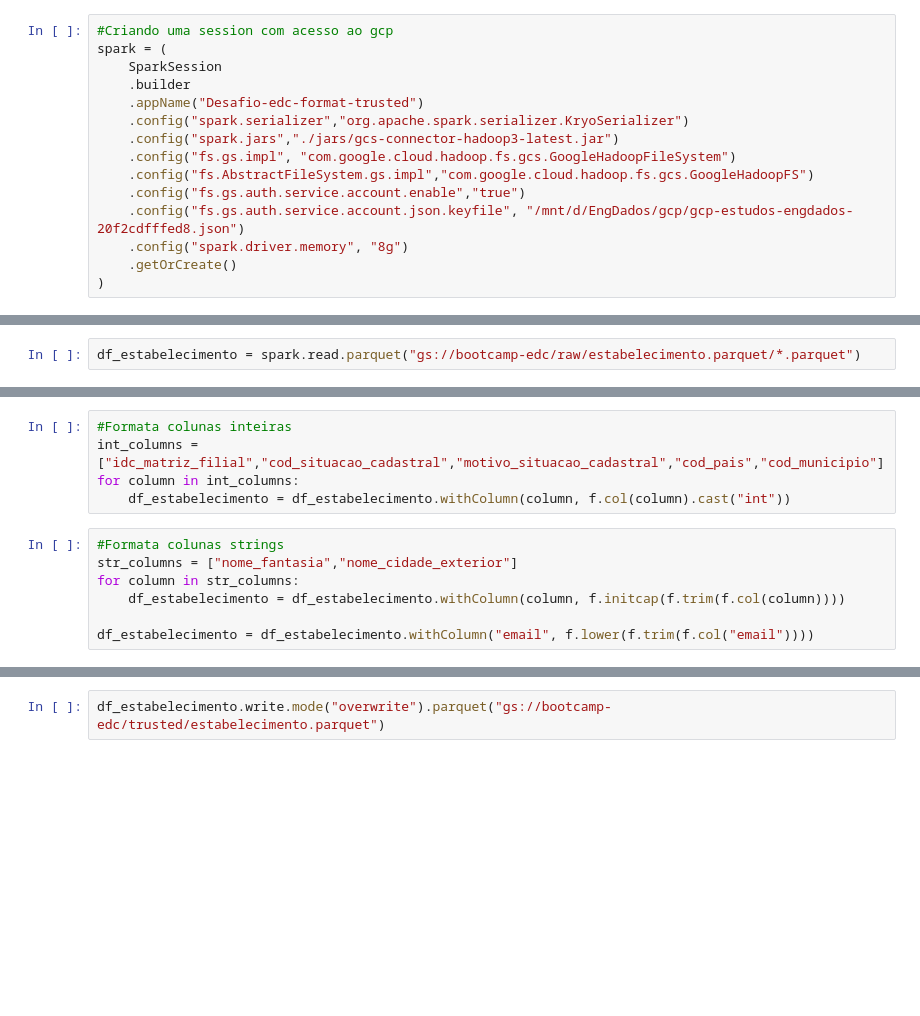
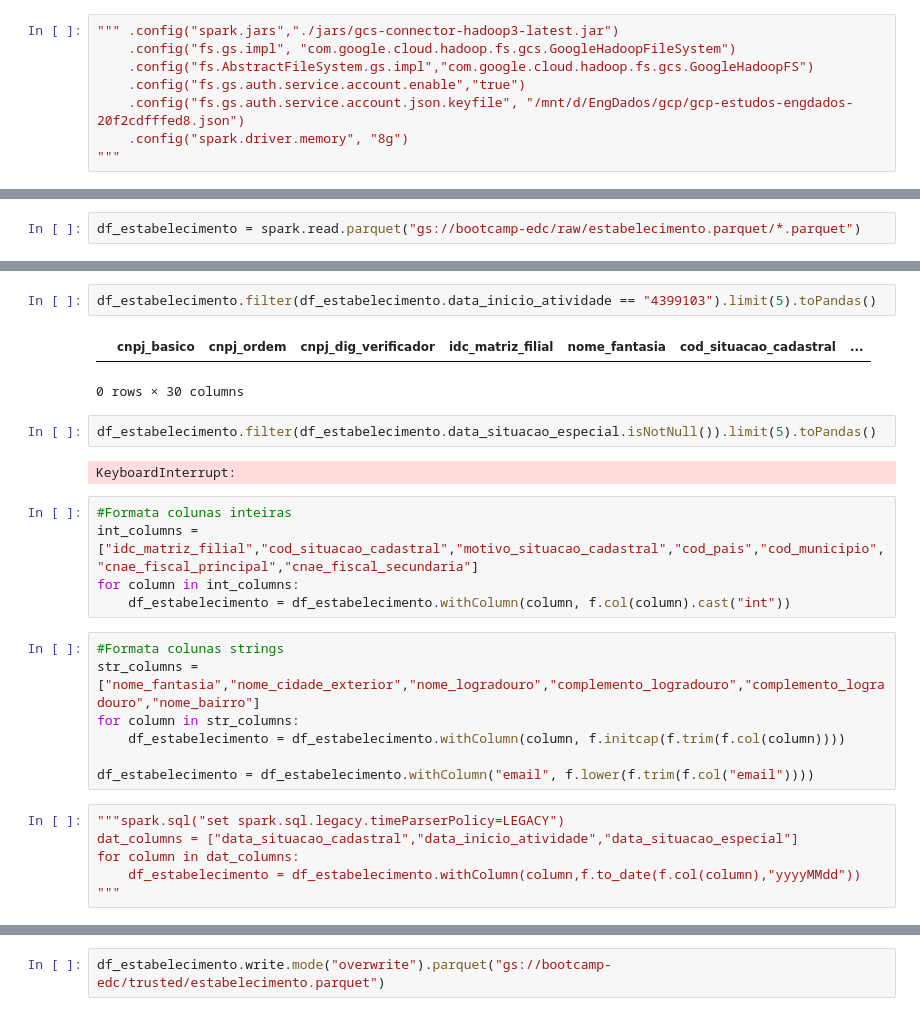
Before and after one commit to eduardoney/bootedc_spark_mod3, a Jupyter notebook: desafio_final_format_trusted.ipynb, the cells around one changed output, grey strips where cells are left out. Cells and saved outputs as stored; diff of their text form; blank space fills up the shorter version.

```diff
--- a/desafio_final_format_trusted.ipynb
+++ b/desafio_final_format_trusted.ipynb
@@ -4,15 +13,8 @@ import pyspark.sql.functions as f
 # %%
-#Criando uma session com acesso ao gcp
-spark = (
-    SparkSession
-    .builder
-    .appName("Desafio-edc-format-trusted")
-    .config("spark.serializer","org.apache.spark.serializer.KryoSerializer")
-    .config("spark.jars","./jars/gcs-connector-hadoop3-latest.jar")
+""" .config("spark.jars","./jars/gcs-connector-hadoop3-latest.jar")
     .config("fs.gs.impl", "com.google.cloud.hadoop.fs.gcs.GoogleHadoopFileSystem")
     .config("fs.AbstractFileSystem.gs.impl","com.google.cloud.hadoop.fs.gcs.GoogleHadoopFS")
     .config("fs.gs.auth.service.account.enable","true")
     .config("fs.gs.auth.service.account.json.keyfile", "/mnt/d/EngDados/gcp/gcp-estudos-engdados-20f2cdfffed8.json")
     .config("spark.driver.memory", "8g")
-    .getOrCreate()
-)
+"""
@@ -66,14 +124,29 @@ df_estabelecimento.limit(5).toPandas()
+# %%
+df_estabelecimento.filter(df_estabelecimento.data_inicio_atividade == "4399103").limit(5).toPandas()
+# %% [output]
+|  | cnpj_basico | cnpj_ordem | cnpj_dig_verificador | idc_matriz_filial | nome_fantasia | cod_situacao_cadastral | ... |
+0 rows × 30 columns
+# %%
+df_estabelecimento.filter(df_estabelecimento.data_situacao_especial.isNotNull()).limit(5).toPandas()
+# %% [output]
+KeyboardInterrupt:
 # %%
 #Formata colunas inteiras
-int_columns = ["idc_matriz_filial","cod_situacao_cadastral","motivo_situacao_cadastral","cod_pais","cod_municipio"]
+int_columns = ["idc_matriz_filial","cod_situacao_cadastral","motivo_situacao_cadastral","cod_pais","cod_municipio","cnae_fiscal_principal","cnae_fiscal_secundaria"]
 for column in int_columns:
     df_estabelecimento = df_estabelecimento.withColumn(column, f.col(column).cast("int"))
 # %%
 #Formata colunas strings
-str_columns = ["nome_fantasia","nome_cidade_exterior"]
+str_columns = ["nome_fantasia","nome_cidade_exterior","nome_logradouro","complemento_logradouro","complemento_logradouro","nome_bairro"]
 for column in str_columns:
     df_estabelecimento = df_estabelecimento.withColumn(column, f.initcap(f.trim(f.col(column))))
 
 df_estabelecimento = df_estabelecimento.withColumn("email", f.lower(f.trim(f.col("email"))))
+# %%
+"""spark.sql("set spark.sql.legacy.timeParserPolicy=LEGACY")
+dat_columns = ["data_situacao_cadastral","data_inicio_atividade","data_situacao_especial"]
+for column in dat_columns:
+    df_estabelecimento = df_estabelecimento.withColumn(column,f.to_date(f.col(column),"yyyyMMdd"))
+"""
 # %%
 df_estabelecimento.limit(10).toPandas()
```
Also changed, not shown: parts of 13 cells of this notebook, 3 other files.
